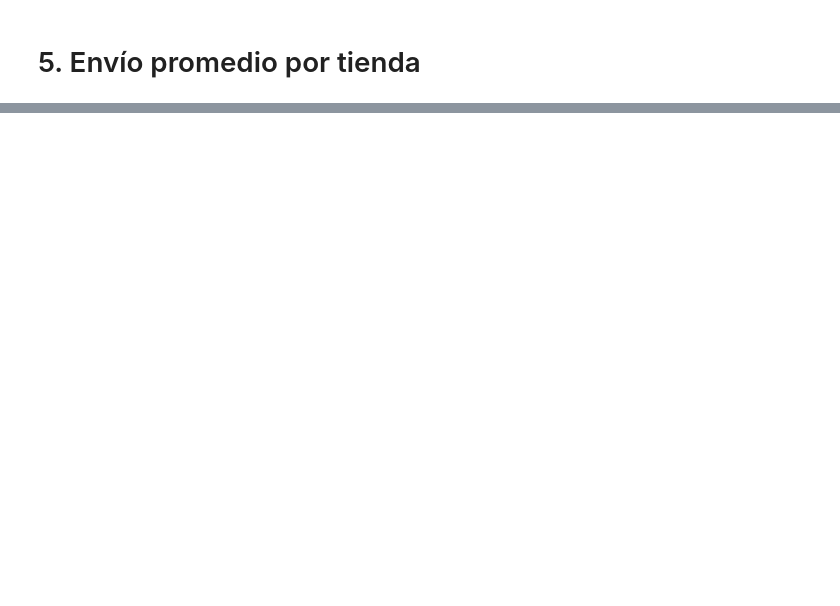
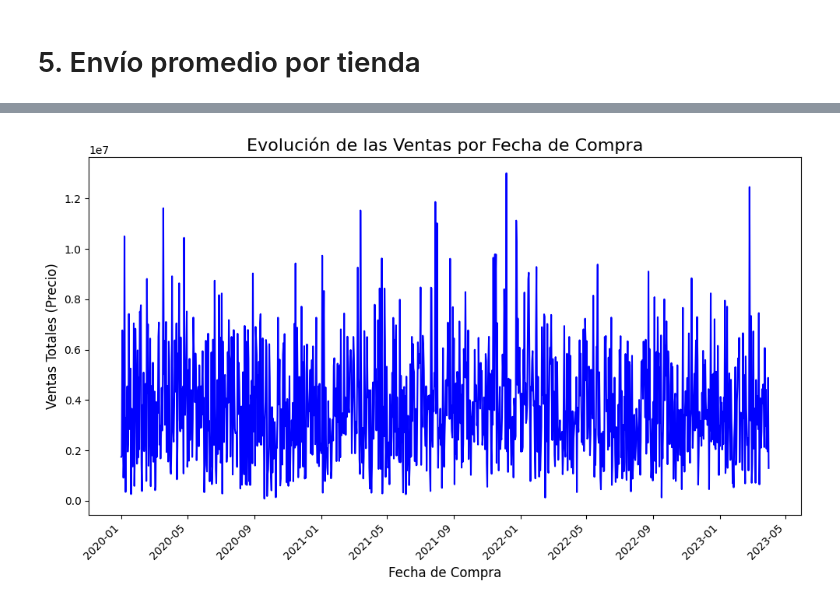
Before and after one commit to darcygith/Challenge_2, a Jupyter notebook: AluraStoreLatam.ipynb, the cells around one changed output, grey strips where cells are left out. Cells and saved outputs as stored; diff of their text form; code cells hidden in the pictures; blank space fills up the shorter version.

```diff
--- a/AluraStoreLatam.ipynb
+++ b/AluraStoreLatam.ipynb
@@ -181,0 +295,18 @@ plt.show()
+# %%
+
+tiendas['Fecha de Compra'] = pd.to_datetime(tiendas['Fecha de Compra'], format='%d/%m/%Y')
+
+ventas_por_fecha = tiendas.groupby('Fecha de Compra')['Precio'].sum()
+
+plt.figure(figsize=(10, 6))
+ventas_por_fecha.plot(kind='line', color='blue')
+
+plt.title('Evolución de las Ventas por Fecha de Compra', fontsize=16)
+plt.xlabel('Fecha de Compra', fontsize=12)
+plt.ylabel('Ventas Totales (Precio)', fontsize=12)
+plt.xticks(rotation=45)
+plt.tight_layout()
+
+plt.show()
+# %% [output]
+[figure, added]
```
Also changed, not shown: parts of 6 cells of this notebook.
